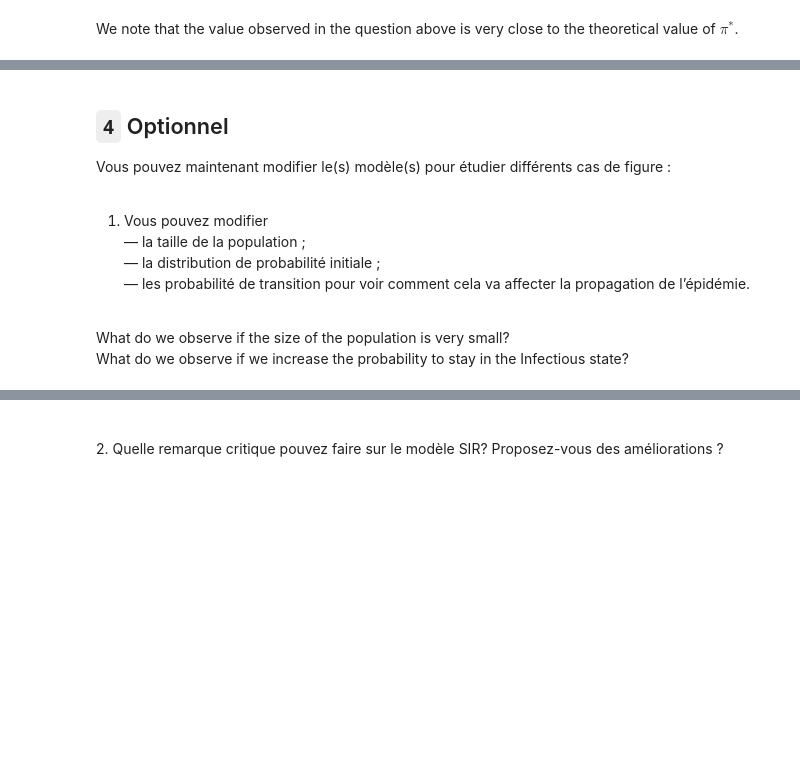
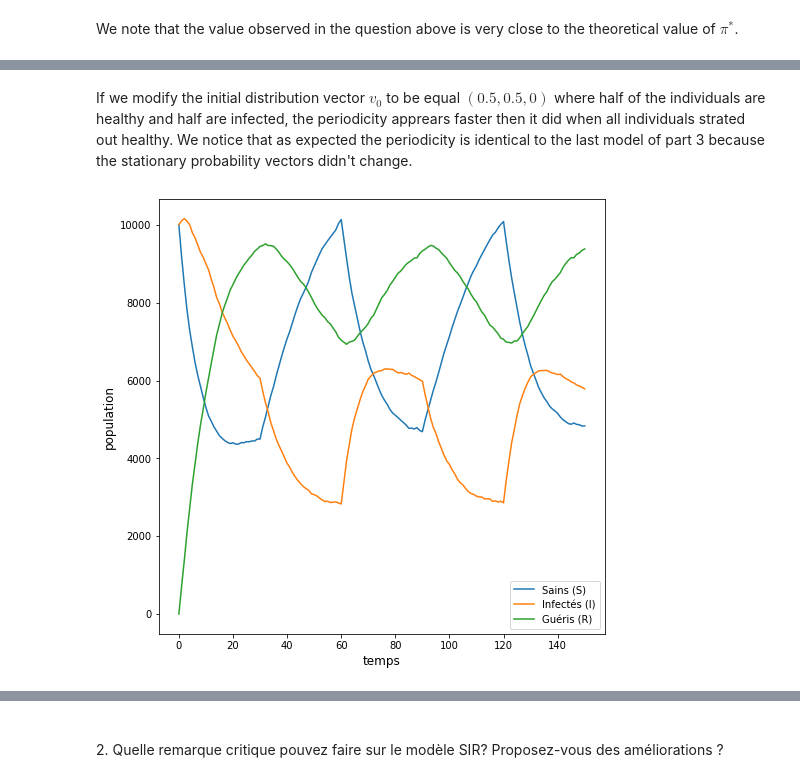
Before and after one commit to petrulii/pandemic-propagation, a Jupyter notebook: projet3_Teo_Ieva.ipynb, the cells around one changed output, grey strips where cells are left out. Cells and saved outputs as stored; diff of their text form; code cells hidden in the pictures; blank space fills up the shorter version.

```diff
--- a/projet3_Teo_Ieva.ipynb
+++ b/projet3_Teo_Ieva.ipynb
@@ -322,10 +340,13 @@ count = plot_population(a)
-# %% [markdown]
-## `4` Optionnel
-Vous pouvez maintenant modifier le(s) modèle(s) pour étudier différents cas de figure :<br/><br/>
-1. Vous pouvez modifier <br/>
-— la taille de la population ;<br/>
-— la distribution de probabilité initiale ;<br/>
-— les probabilité de transition pour voir comment cela va affecter la propagation de l’épidémie.<br/><br/>
-
-What do we observe if the size of the population is very small?<br/>
-What do we observe if we increase the probability to stay in the Infectious state?
+# %% [markdown]
+If we modify the initial distribution vector $v_0$ to be equal $(0.5, 0.5, 0)$ where half of the individuals are healthy and half are infected, the periodicity apprears faster then it did when all individuals strated out healthy. We notice that as expected the periodicity is identical to the last model of part 3 because the stationary probability vectors didn't change.
+# %%
+# v0 is a vector which represents the initial probability distribution where half of the individuals are healthy and half are infected at t=0
+v0 = np.array([0.5, 0.5, 0])
+v0_sum = np.cumsum(v0)
+
+# creates a chain of 150 states for every individual in a population of 20000
+a = np.array([tirage_aleatoire_alterne(150, 30, A1, A2, v0_sum) for _ in range(20000)])
+
+count = plot_population(a)
+# %% [output]
+[figure, added]
```
Also changed, not shown: parts of 17 cells of this notebook.
